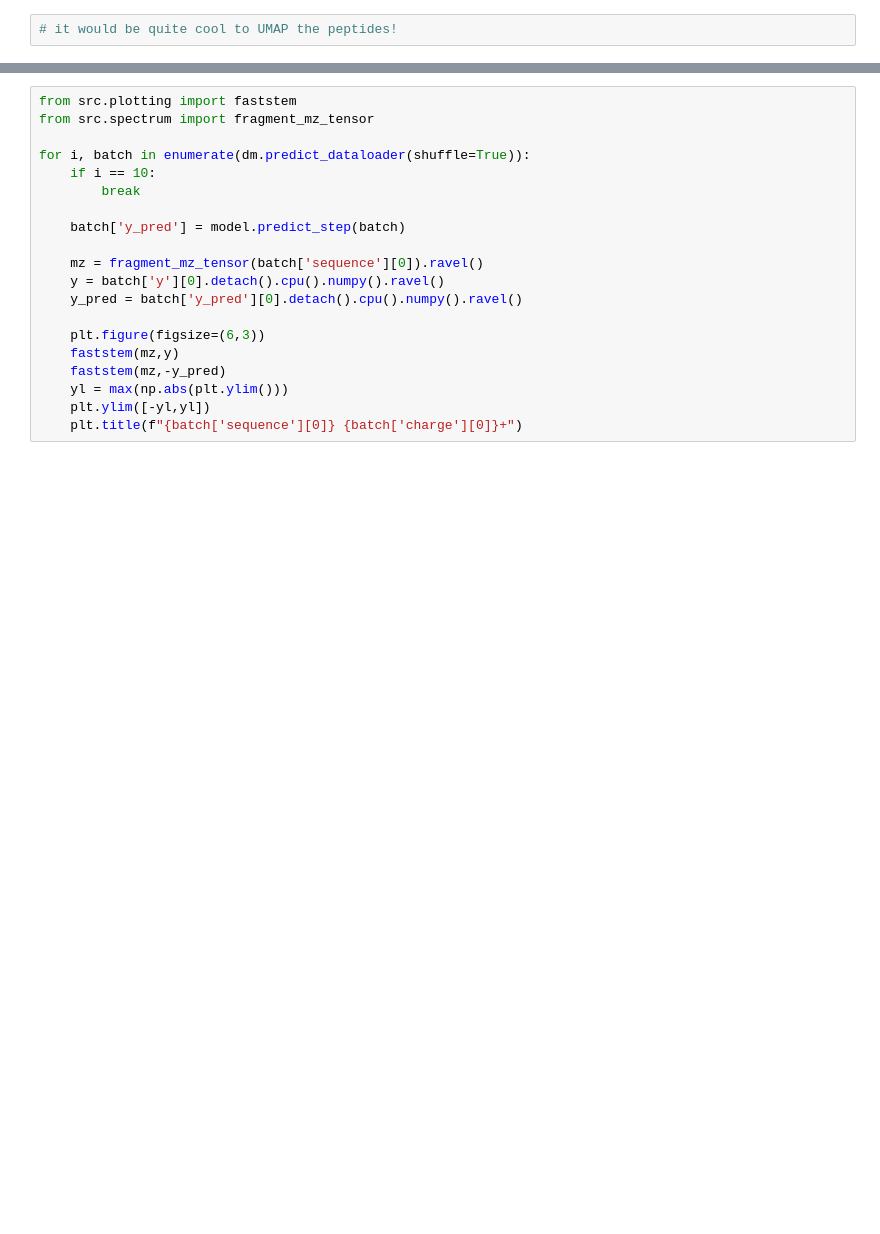
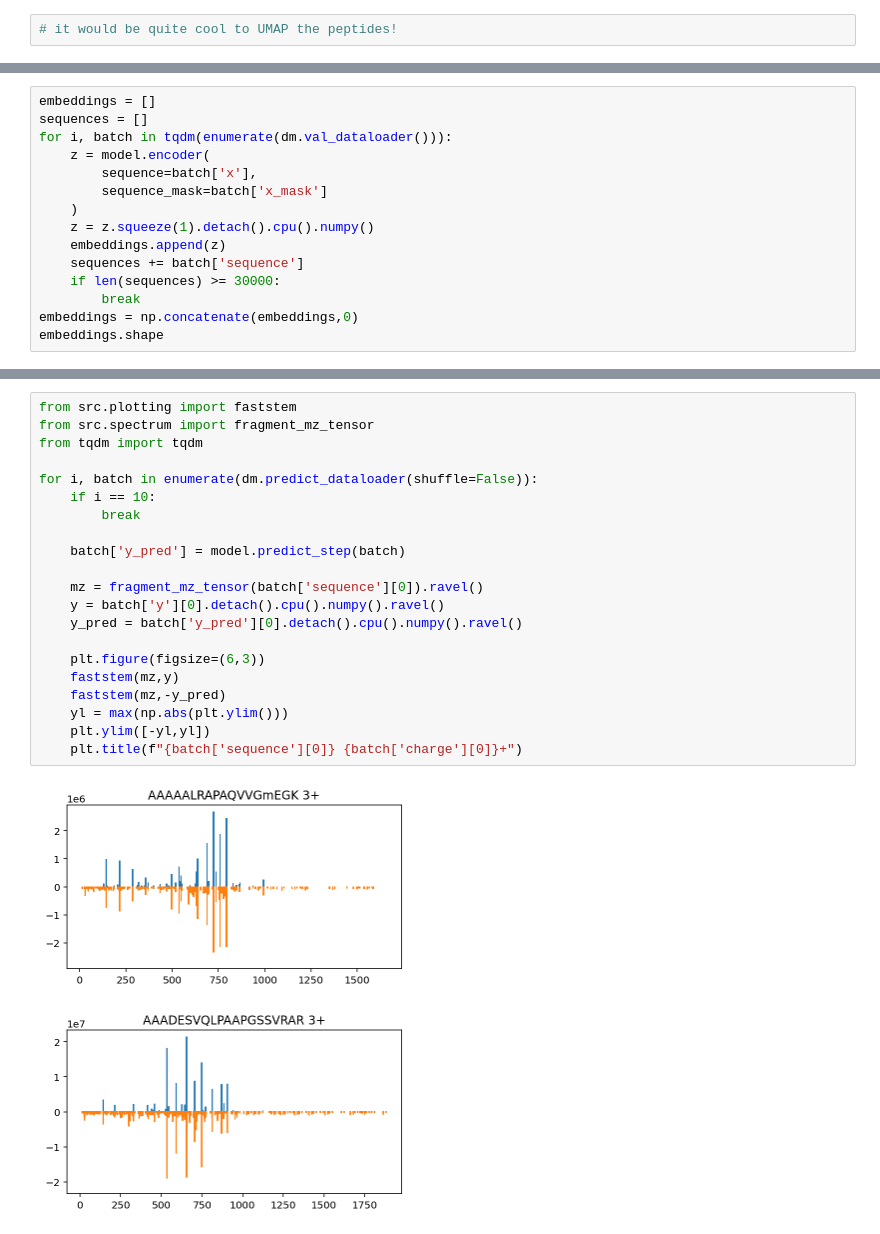
Before and after one commit to murphy17/MSPretraining, a Jupyter notebook: MSPretraining.ipynb, the cells around one changed output, grey strips where cells are left out. Cells and saved outputs as stored; diff of their text form; blank space fills up the shorter version.

```diff
--- a/MSPretraining.ipynb
+++ b/MSPretraining.ipynb
@@ -101,0 +107,15 @@ model.eval();
+# %%
+embeddings = []
+sequences = []
+for i, batch in tqdm(enumerate(dm.val_dataloader())):
+    z = model.encoder(
+        sequence=batch['x'],
+        sequence_mask=batch['x_mask']
+    )
+    z = z.squeeze(1).detach().cpu().numpy()
+    embeddings.append(z)
+    sequences += batch['sequence']
+    if len(sequences) >= 30000:
+        break
+embeddings = np.concatenate(embeddings,0)
+embeddings.shape
@@ -102,20 +155,24 @@ model.eval();
 # %%
 from src.plotting import faststem
 from src.spectrum import fragment_mz_tensor
+from tqdm import tqdm
 
-for i, batch in enumerate(dm.predict_dataloader(shuffle=True)):
+for i, batch in enumerate(dm.predict_dataloader(shuffle=False)):
     if i == 10:
         break
 
     batch['y_pred'] = model.predict_step(batch)
 
     mz = fragment_mz_tensor(batch['sequence'][0]).ravel()
     y = batch['y'][0].detach().cpu().numpy().ravel()
     y_pred = batch['y_pred'][0].detach().cpu().numpy().ravel()
 
     plt.figure(figsize=(6,3))
     faststem(mz,y)
     faststem(mz,-y_pred)
     yl = max(np.abs(plt.ylim()))
     plt.ylim([-yl,yl])
     plt.title(f"{batch['sequence'][0]} {batch['charge'][0]}+")
+# %% [output]
+[figure, added]
+[figure, added]
```
Also changed, not shown: parts of 8 cells of this notebook, 2 other files.
